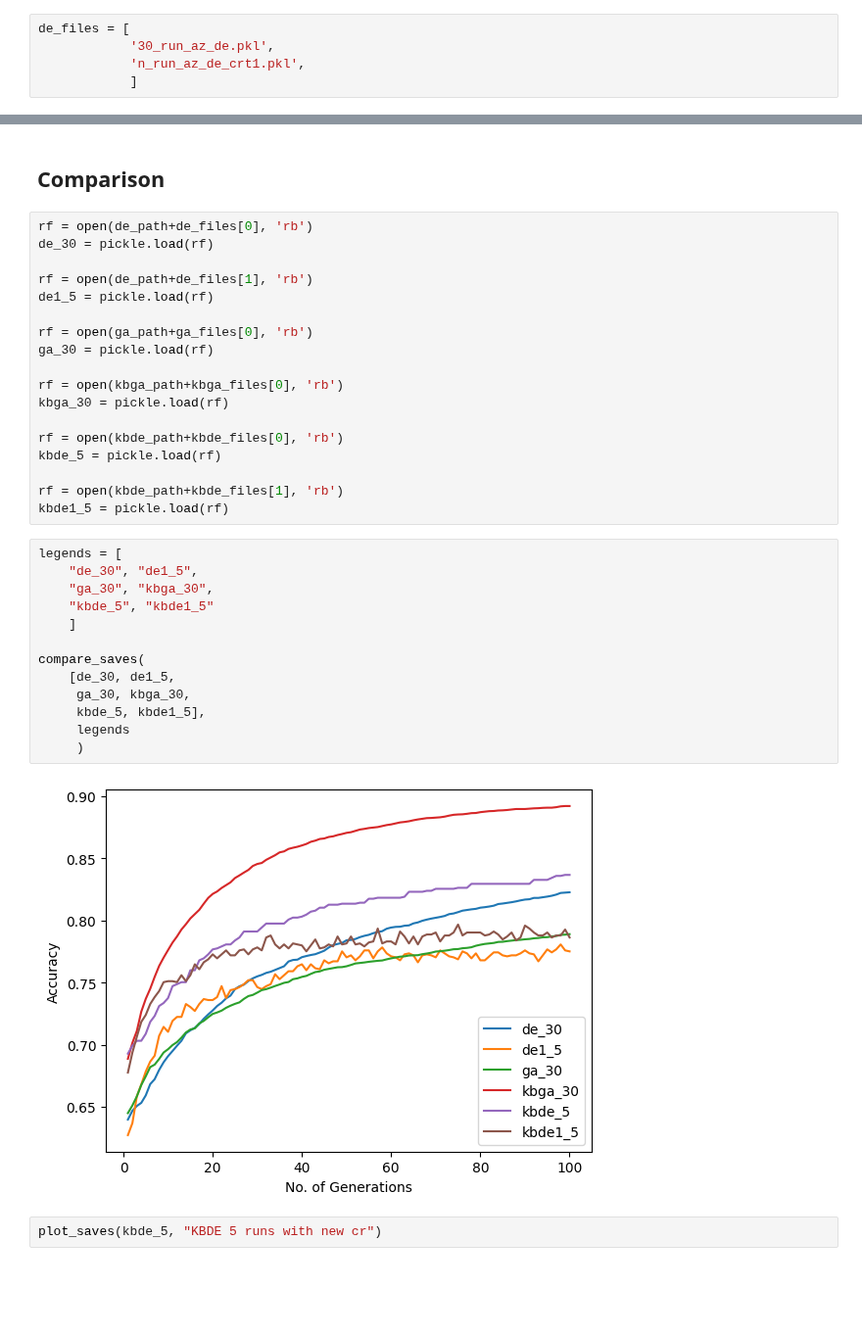
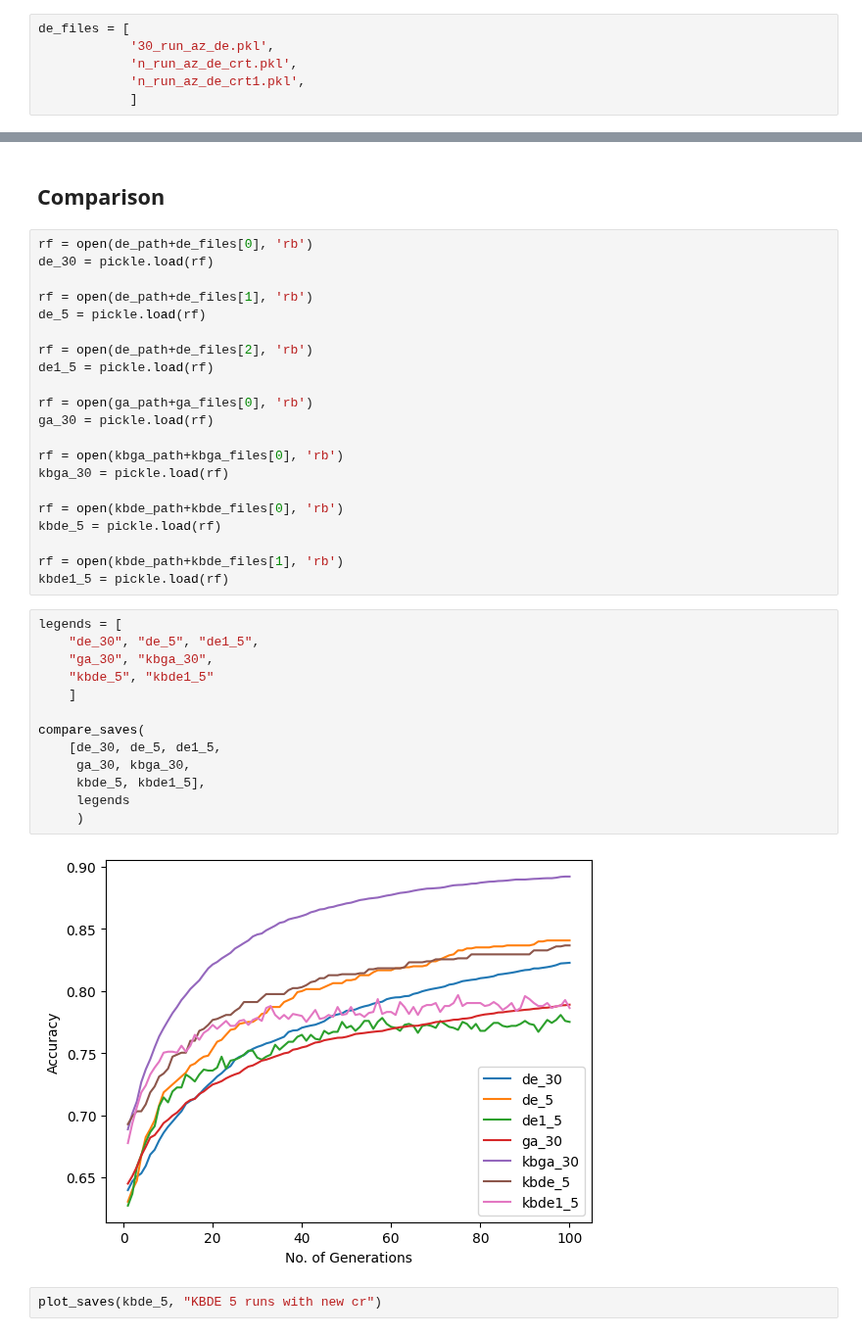
Before and after one commit to devasenan134/GA-SC, a Jupyter notebook: compare_avg_res.ipynb, the cells around one changed output, grey strips where cells are left out. Shown at 98% size. Drawn from its saved outputs; the diff is of its cells as text; blank space fills up the shorter version.

```diff
--- a/compare_avg_res.ipynb
+++ b/compare_avg_res.ipynb
@@ -57,6 +57,7 @@ kbga_files = [
 # %%
 de_files = [
             '30_run_az_de.pkl',
+            'n_run_az_de_crt.pkl',
             'n_run_az_de_crt1.pkl',
             ]
 # %%
@@ -71,6 +72,9 @@ rf = open(de_path+de_files[0], 'rb')
 de_30 = pickle.load(rf)
 
 rf = open(de_path+de_files[1], 'rb')
+de_5 = pickle.load(rf)
+
+rf = open(de_path+de_files[2], 'rb')
 de1_5 = pickle.load(rf)
 
 rf = open(ga_path+ga_files[0], 'rb')
@@ -86,19 +90,19 @@ rf = open(kbde_path+kbde_files[1], 'rb')
 kbde1_5 = pickle.load(rf)
 # %%
 legends = [
-    "de_30", "de1_5",
+    "de_30", "de_5", "de1_5",
     "ga_30", "kbga_30",
     "kbde_5", "kbde1_5"
     ]
 
 compare_saves(
-    [de_30, de1_5,
+    [de_30, de_5, de1_5,
      ga_30, kbga_30,
      kbde_5, kbde1_5],
      legends
      )
 # %% [output]
-[figure, old version]
+[figure, new version]
 # %%
 plot_saves(kbde_5, "KBDE 5 runs with new cr")
 # %% [output]
```
Also changed, not shown: 4 other files.
